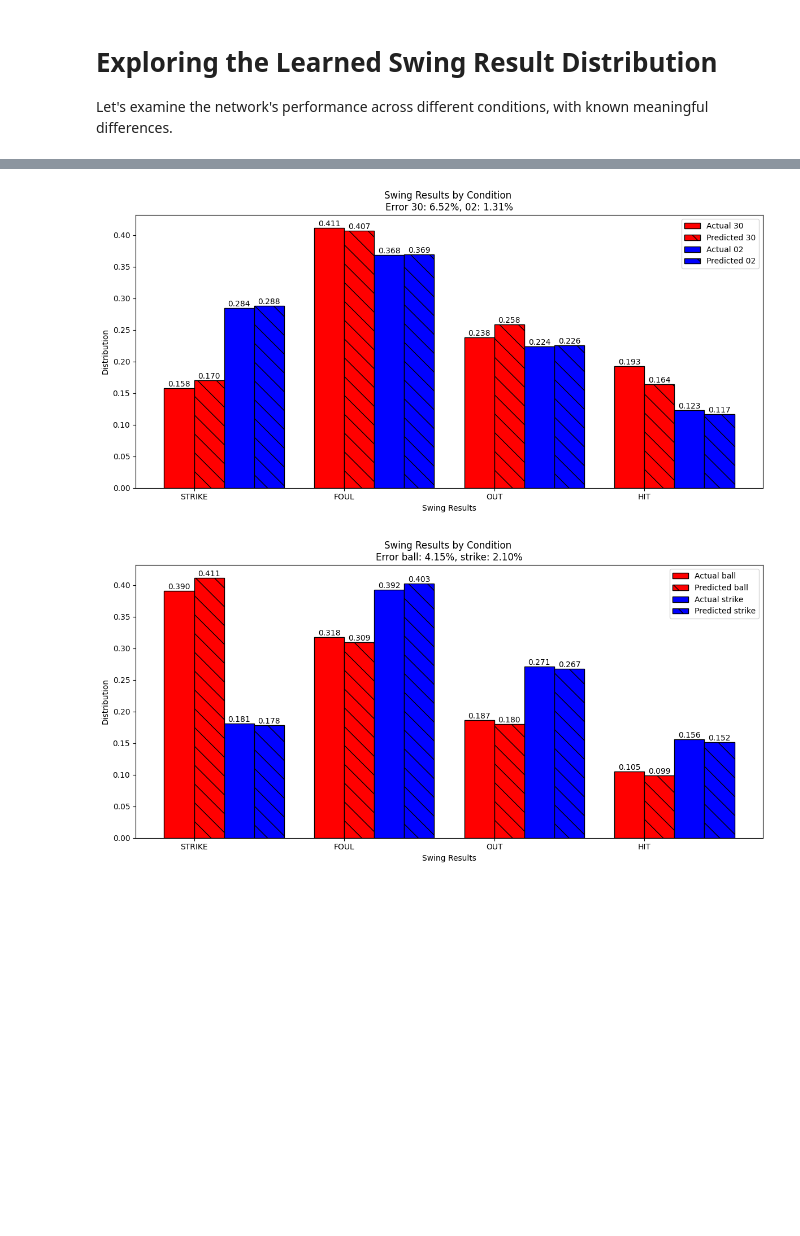
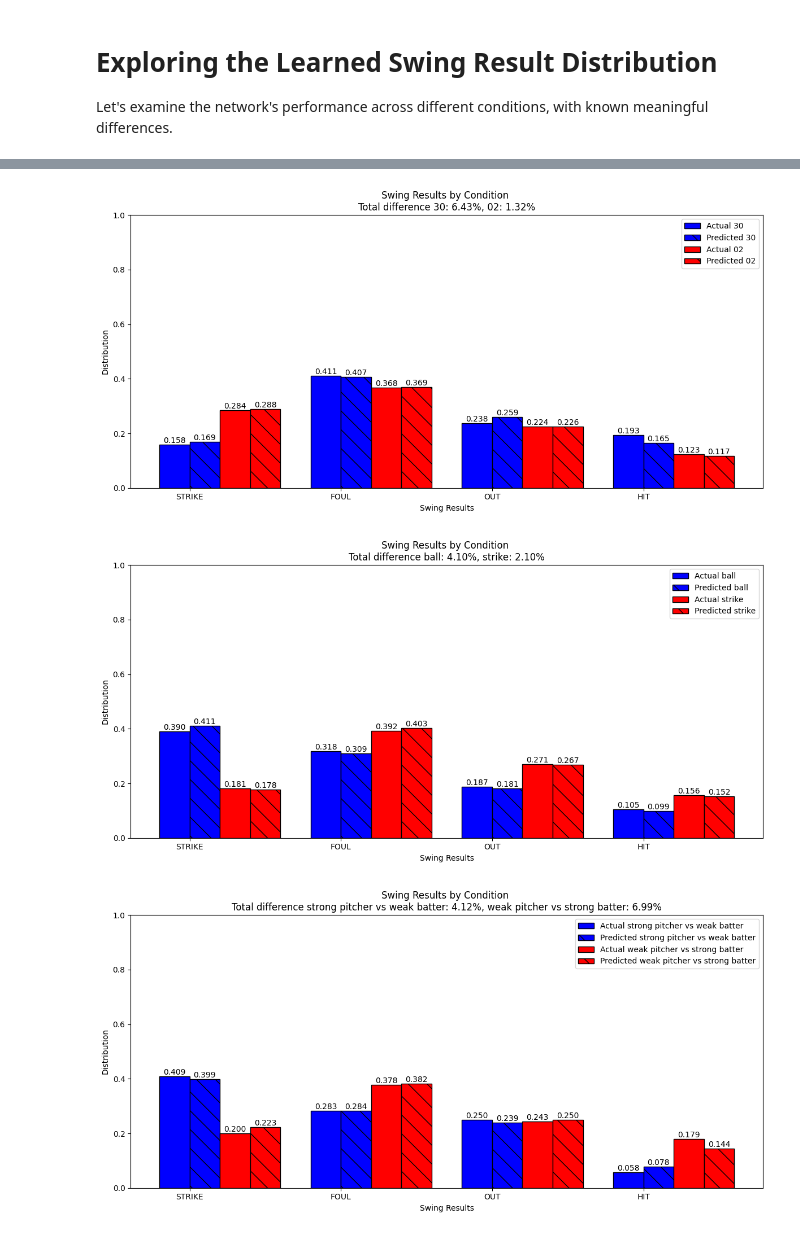
Before and after one commit to BOBONA/ZeroSumBaseball, a Jupyter notebook: src/data/statistics.ipynb, the cells around one changed output, grey strips where cells are left out. Cells and saved outputs as stored; diff of their text form; code cells hidden in the pictures; blank space fills up the shorter version.

Commit message:
pitch control model works ok

```diff
--- a/src/data/statistics.ipynb
+++ b/src/data/statistics.ipynb
@@ -70,6 +70,10 @@ conditions: dict[str, Callable[[Pitch], bool]] = {
     '02': (lambda p: p.at_bat_state.balls == 0 and p.at_bat_state.strikes == 2),
     'ball': (lambda p: not p.location.is_strike),
     'strike': (lambda p: p.location.is_strike),
+    'strong pitcher vs weak batter': (lambda p: p.at_bat.pitcher.obp_percentile > 2/3 and p.at_bat.batter.obp_percentile < 1/3),
+    'weak pitcher vs strong batter': (lambda p: p.at_bat.pitcher.obp_percentile < 1/3 and p.at_bat.batter.obp_percentile > 2/3),
+    'strong pitcher': (lambda p: p.at_bat.pitcher.obp_percentile > 2/3),
+    'weak pitcher': (lambda p: p.at_bat.pitcher.obp_percentile < 1/3),
 }
 
 matching_pitches = defaultdict(list)
@@ -118,16 +122,16 @@ def compare_conditions(condition1: str, condition2: str = None):
     predicted_distribution_c1 = get_distribution(predicted_distribution, condition1)
 
     # Plot for condition1
-    bars_actual_c1 = ax.bar(x - width / 2, actual_distribution_c1, width, label=f'Actual {condition1}', color='red', edgecolor='black')
-    bars_predicted_c1 = ax.bar(x + width / 2, predicted_distribution_c1, width, label=f'Predicted {condition1}', color='red', hatch='\\', edgecolor='black')
+    bars_actual_c1 = ax.bar(x - width / 2, actual_distribution_c1, width, label=f'Actual {condition1}', color='blue', edgecolor='black')
+    bars_predicted_c1 = ax.bar(x + width / 2, predicted_distribution_c1, width, label=f'Predicted {condition1}', color='blue', hatch='\\', edgecolor='black')
 
     if condition2:
         actual_distribution_c2 = get_distribution(actual_distribution, condition2)
         predicted_distribution_c2 = get_distribution(predicted_distribution, condition2)
 
         # Bar positions for condition 2
-        bars_actual_c2 = ax.bar(x + width*1.5, actual_distribution_c2, width, label=f'Actual {condition2}', color='blue', edgecolor='black')
-        bars_predicted_c2 = ax.bar(x + width*2.5, predicted_distribution_c2, width, label=f'Predicted {condition2}', color='blue', hatch='\\', edgecolor='black')
+        bars_actual_c2 = ax.bar(x + width*1.5, actual_distribution_c2, width, label=f'Actual {condition2}', color='red', edgecolor='black')
+        bars_predicted_c2 = ax.bar(x + width*2.5, predicted_distribution_c2, width, label=f'Predicted {condition2}', color='red', hatch='\\', edgecolor='black')
 
         # Add text labels for condition 2
         for bar in bars_actual_c2:
@@ -149,13 +153,14 @@ def compare_conditions(condition1: str, condition2: str = None):
     ax.set_xlabel('Swing Results')
     ax.set_ylabel('Distribution')
 
-    error = 'Error %s: %.2f%%' % (condition1, 100 * sum(list(abs(actual_distribution_c1 - predicted_distribution_c1))))
+    error = 'Total difference %s: %.2f%%' % (condition1, 100 * sum(list(abs(actual_distribution_c1 - predicted_distribution_c1))))
     if condition2:
         error += ', %s: %.2f%%' % (condition2, 100 * sum(list(abs(actual_distribution_c2 - predicted_distribution_c2))))
 
     ax.set_title('Swing Results by Condition \n' + error)
     ax.set_xticks(x)
     ax.set_xticklabels(swing_results)
+    ax.set_ylim(0, 1)
     ax.legend()
 
     fig.tight_layout()
@@ -165,4 +170,5 @@ def compare_conditions(condition1: str, condition2: str = None):
 compare_conditions('all')
 compare_conditions('30', '02')
 compare_conditions('ball', 'strike')
+compare_conditions('strong pitcher vs weak batter', 'weak pitcher vs strong batter')
 # %% [output]
@@ -170,4 +176,5 @@ compare_conditions('ball', 'strike')
-[figure, old version]
+[figure, new version]
-[figure, old version]
+[figure, new version]
+[figure, added]
 # %% [markdown]
 # Exploring the Learned Pitch Control Distribution
```
Also changed, not shown: parts of 5 cells of this notebook, 6 other files.
